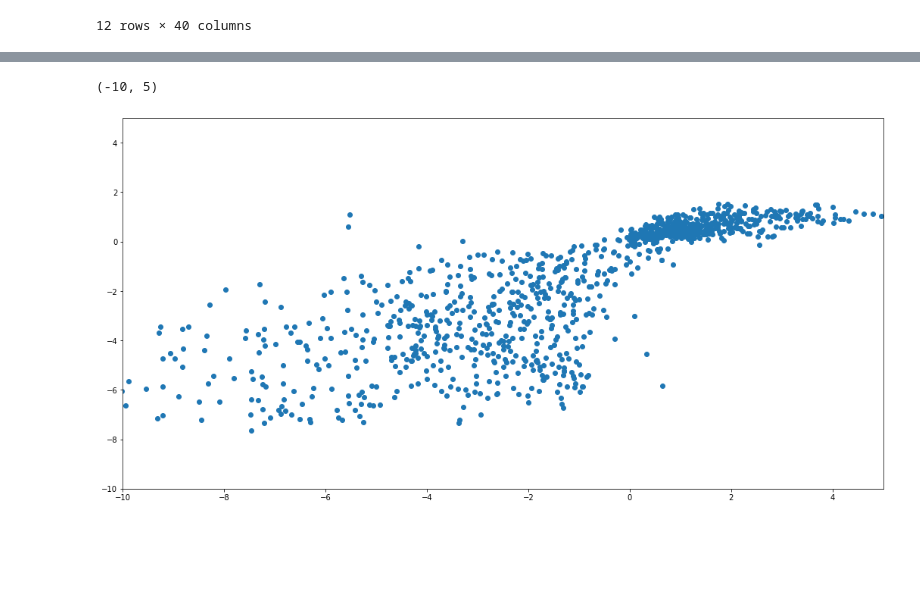
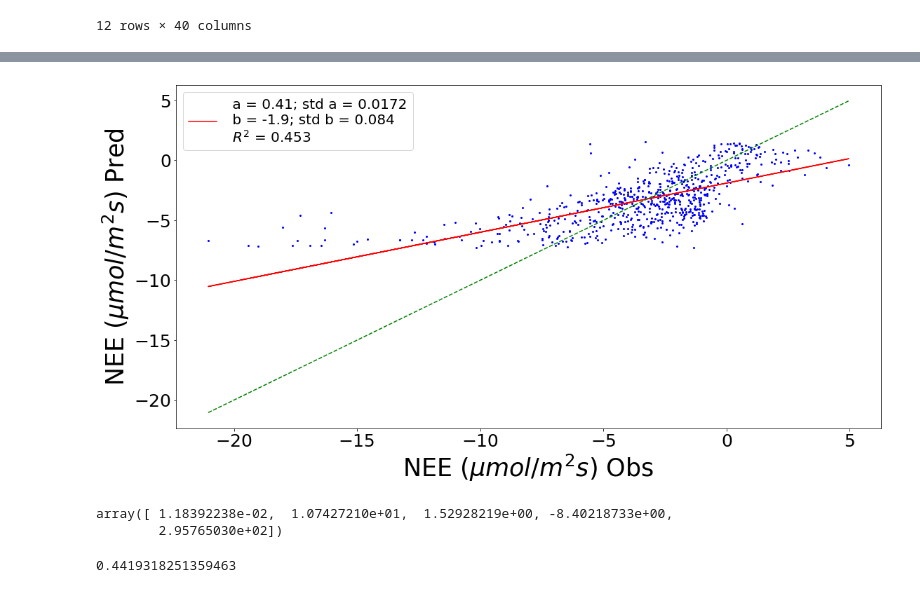
Before and after one commit to Nahu-11/Tesis, a Jupyter notebook: New scripts/Spielmann.ipynb, the cells around one changed output, grey strips where cells are left out. Drawn from its saved outputs; the diff is of its cells as text; code cells hidden in the pictures; blank space fills up the shorter version.

```diff
--- a/New scripts/Spielmann.ipynb
+++ b/New scripts/Spielmann.ipynb
@@ -241,11 +209,34 @@ array([-3.8323 , -4.01915, -0.89585, ...,  4.043  ,  3.71025,  3.54435])
-# %%
-plt.figure(figsize = (18, 9))
-plt.plot(val_y.values,
-         spielman(val_x.values, *ajuste),
-        'o'
-        )
-plt.xlim(-10, 5)
-plt.ylim(-10, 5)
-# %% [output]
-(-10, 5)
-[figure, removed]
+# %%
+t_rg = muestra[['Tsoil', 'PAR.1']].values
+nee = muestra['NEE'].values
+reg = regresion(spielman,
+                t_rg,
+                nee,
+                inicial = [0.01,
+                           6,
+                           1,
+                           50,
+                           250
+                          ],
+                pesos = None
+                )
+predicciones, ajuste, errores, r_cuadrado, residuo = reg
+val_x = validacion[['Tsoil', 'PAR.1']]
+val_y = validacion['NEE']
+val_final = validar(spielman, ajuste, val_x,
+                    val_y, 'NEE ($\\mu mol/m^2 s$)',
+                    ['a', 'b']
+                   )
+#plt.savefig('C:\\Users\\nahue\\Desktop\\Tesis_2\\Escritura\\Spielmann.png')
+#plt.savefig('C:\\Users\\BIOMET\\Desktop\Tesis_2\\Spielmann\\Spielmann.png')
+# %% [output]
+[figure, added]
+# %%
+ajuste
+# %% [output]
+array([ 1.18392238e-02,  1.07427210e+01,  1.52928219e+00, -8.40218733e+00,
+        2.95765030e+02])
+# %%
+r_cuadrado
+# %% [output]
+0.4419318251359463
```
Also changed, not shown: parts of 26 cells of this notebook.
